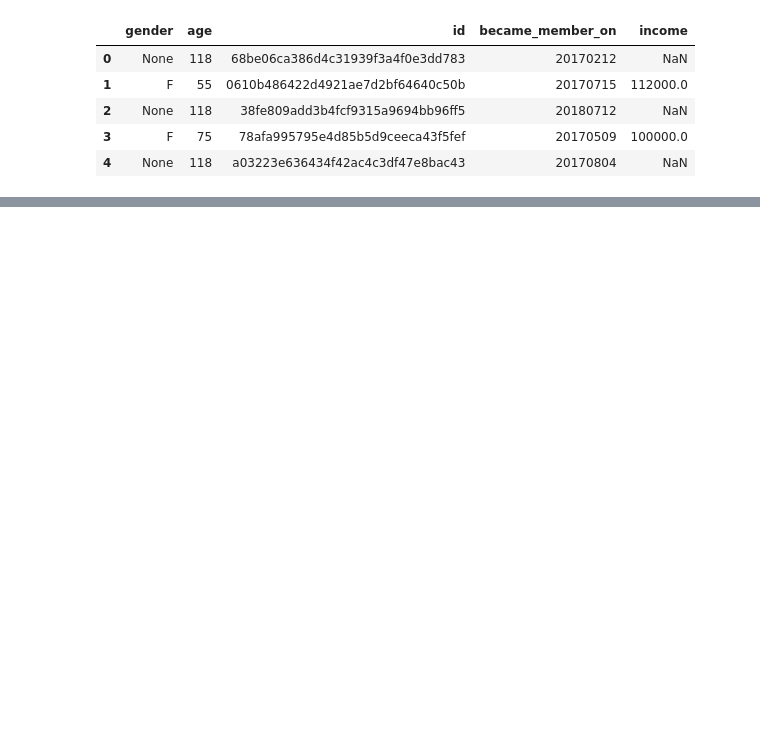
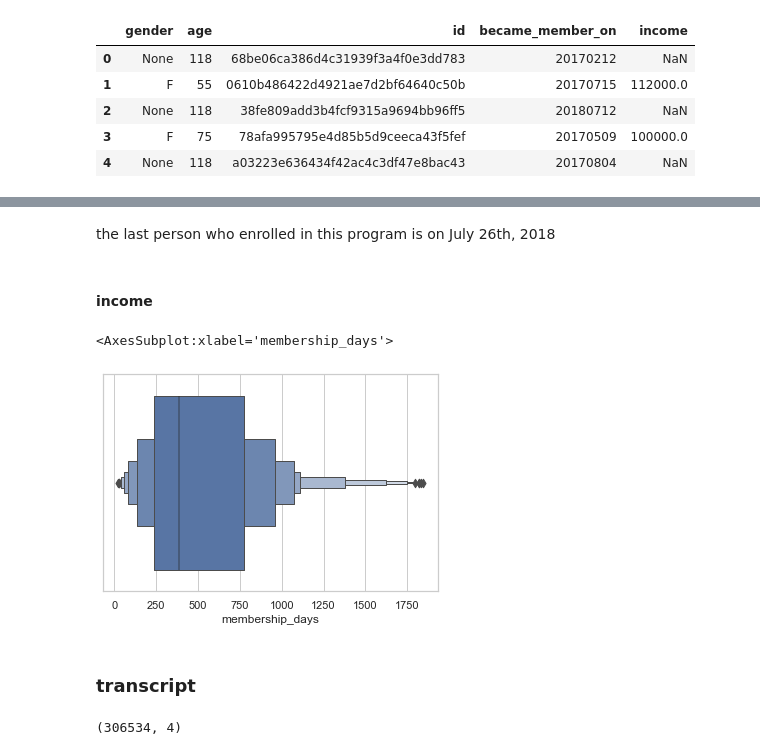
Before and after one commit to anqi-guo/udacity-MLND, a Jupyter notebook: project3_customer_segmentation/Starbucks_Capstone_notebook.ipynb, the cells around one changed output, grey strips where cells are left out. Drawn from its saved outputs; the diff is of its cells as text; code cells hidden in the pictures; blank space fills up the shorter version.

```diff
--- a/project3_customer_segmentation/Starbucks_Capstone_notebook.ipynb
+++ b/project3_customer_segmentation/Starbucks_Capstone_notebook.ipynb
@@ -64,0 +210,3 @@ profile.head()
+# %%
+# rename id as member id
+profile.rename(columns={'id':'member_id'}, inplace=True)
@@ -64,0 +215,3 @@ profile.head()
+# %%
+# change data type of became_member_on column from string to datetime
+profile['became_member_on'] = pd.to_datetime(profile['became_member_on'], format='%Y%m%d', errors='ignore')
@@ -64,0 +222,30 @@ profile.head()
+# %% [markdown]
+the last person who enrolled in this program is on July 26th, 2018
+# %%
+# split into year, month, and day
+profile['enrolled year'] = profile['became_member_on'].dt.year
+profile['enrolled month'] = profile['became_member_on'].dt.month
+profile['enrolled day'] = profile['became_member_on'].dt.day
+# %%
+# add a column calculating membership days of each customer
+lastday = profile['became_member_on'].max()
+profile['membership_days'] = profile['became_member_on'].apply(lambda x: (lastday - x).days + 24)
+
+# add a column calculating membership months of each customer
+profile['membership_months'] = profile['membership_days']/30
+
+# delete became_member_on column
+del profile['became_member_on']
+# %% [markdown]
+#### income
+# %%
+sns.boxenplot(x=profile[profile['age']==118]['membership_days'])
+# %% [output]
+<AxesSubplot:xlabel='membership_days'>
+[figure, added]
+# %% [markdown]
+### transcript
+# %%
+transcript.shape
+# %% [output]
+(306534, 4)
```
Also changed, not shown: parts of 204 cells of this notebook, 3 other files.
